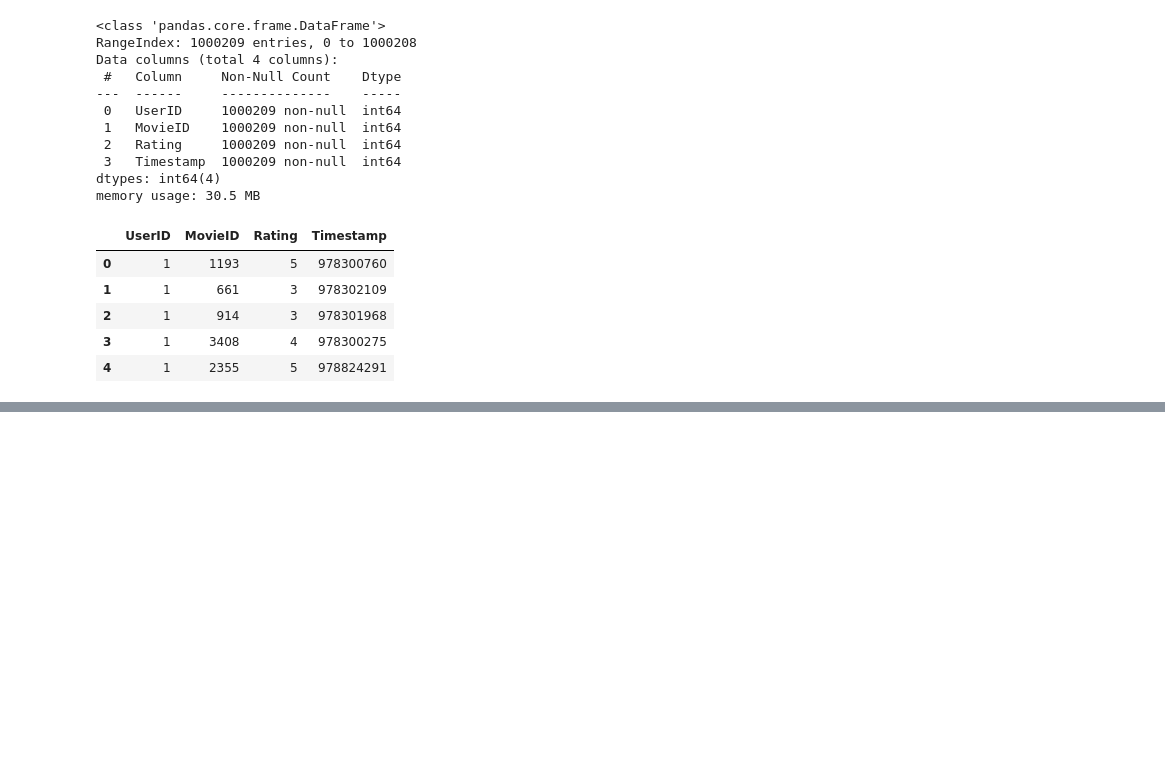
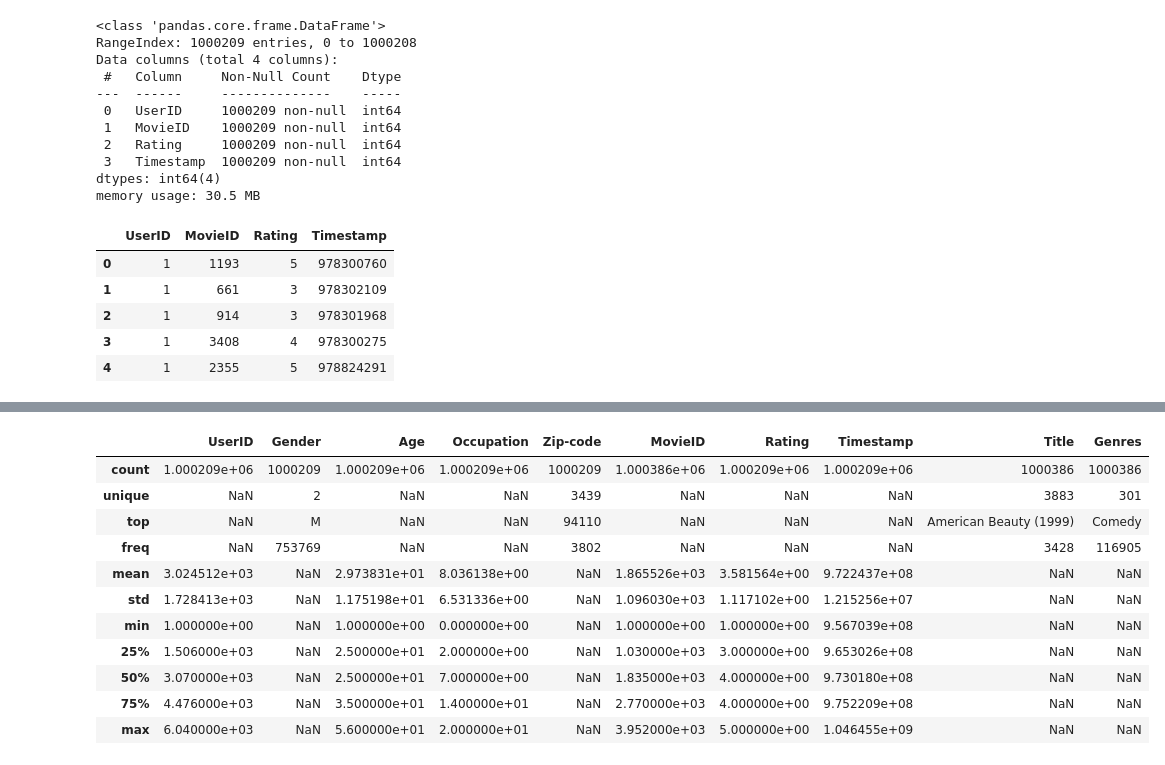
Before and after one commit to pkmariya/Scaler01, a Jupyter notebook: ZeeRecommender_CaseStudy_Mariya_DSML.ipynb, the cells around one changed output, grey strips where cells are left out. Cells and saved outputs as stored; diff of their text form; code cells hidden in the pictures; blank space fills up the shorter version.

```diff
--- a/ZeeRecommender_CaseStudy_Mariya_DSML.ipynb
+++ b/ZeeRecommender_CaseStudy_Mariya_DSML.ipynb
@@ -157,0 +205,6 @@ ratings_df.head()
+# %%
+# rankings_pd.rename(columns = {'test':'TEST'}, inplace = True)
+movies_df.rename(columns={'Movie ID': 'MovieID'}, inplace=True)
+# %%
+# Merge movies_df and ratings_df
+movie_rating_df = ratings_df.merge(movies_df, how='right', on='MovieID')
@@ -157,0 +230,3 @@ ratings_df.head()
+# %%
+# Merge user_df and movie_rating_df
+final_df = user_df.merge(movie_rating_df, how='right', on='UserID')
@@ -157,0 +247,16 @@ ratings_df.head()
+# %%
+# Description of final_df of all three datasets
+final_df.describe(include='all')
+# %% [output]
+|  | UserID | Gender | Age | Occupation | Zip-code | MovieID | Rating | Timestamp | Title | Genres |
+| count | 1.000209e+06 | 1000209 | 1.000209e+06 | 1.000209e+06 | 1000209 | 1.000386e+06 | 1.000209e+06 | 1.000209e+06 | 1000386 | 1000386 |
+| unique | NaN | 2 | NaN | NaN | 3439 | NaN | NaN | NaN | 3883 | 301 |
+| top | NaN | M | NaN | NaN | 94110 | NaN | NaN | NaN | American Beauty (1999) | Comedy |
+| freq | NaN | 753769 | NaN | NaN | 3802 | NaN | NaN | NaN | 3428 | 116905 |
+| mean | 3.024512e+03 | NaN | 2.973831e+01 | 8.036138e+00 | NaN | 1.865526e+03 | 3.581564e+00 | 9.722437e+08 | NaN | NaN |
+| std | 1.728413e+03 | NaN | 1.175198e+01 | 6.531336e+00 | NaN | 1.096030e+03 | 1.117102e+00 | 1.215256e+07 | NaN | NaN |
+| min | 1.000000e+00 | NaN | 1.000000e+00 | 0.000000e+00 | NaN | 1.000000e+00 | 1.000000e+00 | 9.567039e+08 | NaN | NaN |
+| 25% | 1.506000e+03 | NaN | 2.500000e+01 | 2.000000e+00 | NaN | 1.030000e+03 | 3.000000e+00 | 9.653026e+08 | NaN | NaN |
+| 50% | 3.070000e+03 | NaN | 2.500000e+01 | 7.000000e+00 | NaN | 1.835000e+03 | 4.000000e+00 | 9.730180e+08 | NaN | NaN |
+| 75% | 4.476000e+03 | NaN | 3.500000e+01 | 1.400000e+01 | NaN | 2.770000e+03 | 4.000000e+00 | 9.752209e+08 | NaN | NaN |
+| max | 6.040000e+03 | NaN | 5.600000e+01 | 2.000000e+01 | NaN | 3.952000e+03 | 5.000000e+00 | 1.046455e+09 | NaN | NaN |
```
Also changed, not shown: parts of 17 cells of this notebook.
